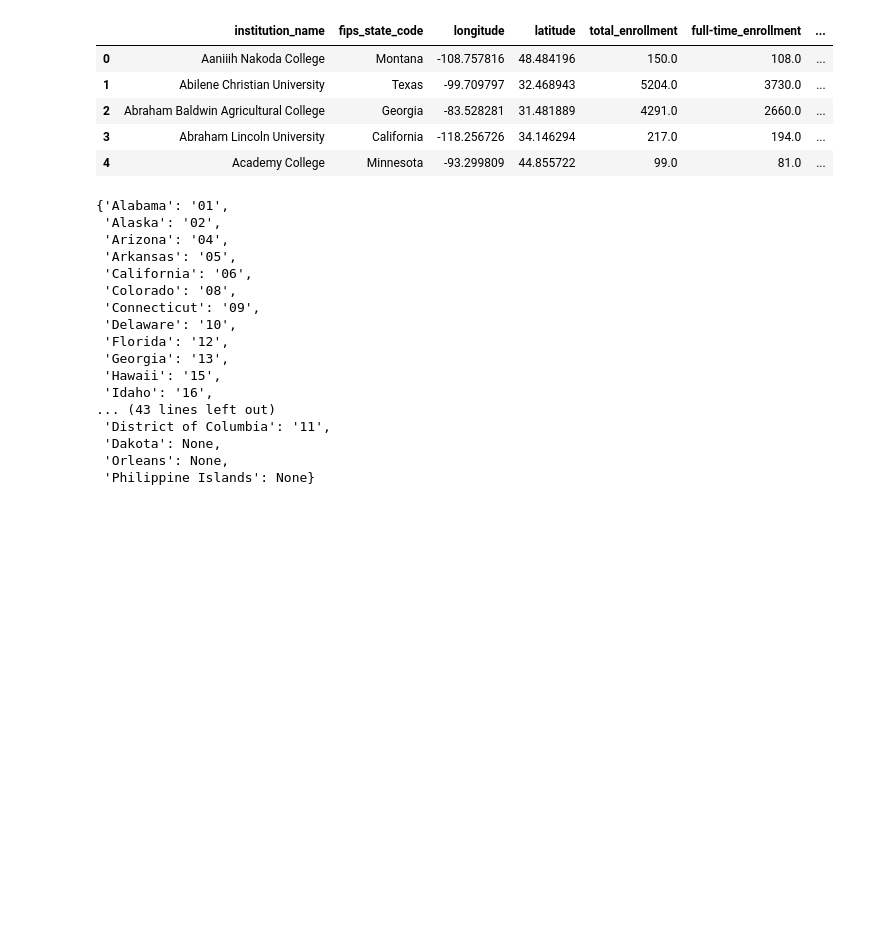
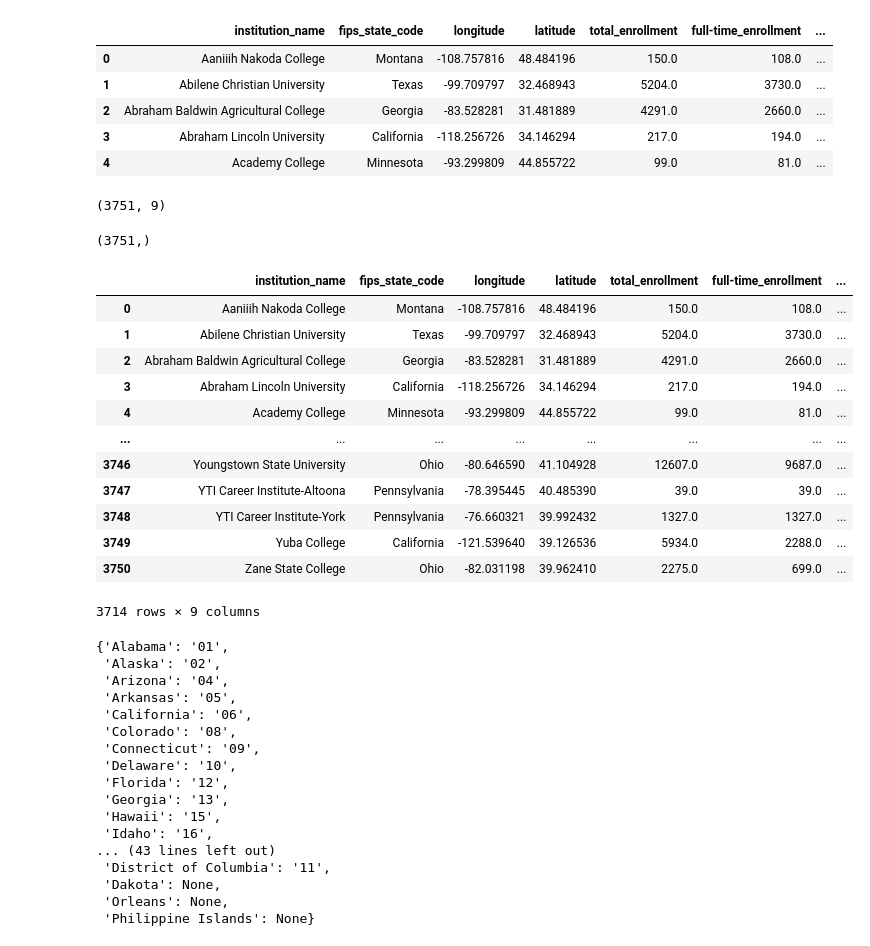
Before and after one commit to edterrell/geospatial-public-policy-analysis-with-geopandas, a Jupyter notebook: notebooks/RQ1.ipynb, the cells around one changed output. Drawn from its saved outputs; the diff is of its cells as text; code cells hidden in the pictures; blank space fills up the shorter version.

```diff
--- a/notebooks/RQ1.ipynb
+++ b/notebooks/RQ1.ipynb
@@ -154,8 +162,29 @@ institutions_df.head()
 | 2 | Abraham Baldwin Agricultural College | Georgia | -83.528281 | 31.481889 | 4291.0 | 2660.0 | ... |
 | 3 | Abraham Lincoln University | California | -118.256726 | 34.146294 | 217.0 | 194.0 | ... |
 | 4 | Academy College | Minnesota | -93.299809 | 44.855722 | 99.0 | 81.0 | ... |
+# %%
+institutions_df.shape
+# %% [output]
+(3751, 9)
 # %%
 contiguous_names = [state.name for state in us.STATES_CONTIGUOUS]
 mask = institutions_df.fips_state_code.isin(contiguous_names)
+mask.shape
+# %% [output]
+(3751,)
 # %%
-institutions_df[mask]= institutions_df
+institutions_df[mask]
+# %% [output]
+|  | institution_name | fips_state_code | longitude | latitude | total_enrollment | full-time_enrollment | ... |
+| 0 | Aaniiih Nakoda College | Montana | -108.757816 | 48.484196 | 150.0 | 108.0 | ... |
+| 1 | Abilene Christian University | Texas | -99.709797 | 32.468943 | 5204.0 | 3730.0 | ... |
+| 2 | Abraham Baldwin Agricultural College | Georgia | -83.528281 | 31.481889 | 4291.0 | 2660.0 | ... |
+| 3 | Abraham Lincoln University | California | -118.256726 | 34.146294 | 217.0 | 194.0 | ... |
+| 4 | Academy College | Minnesota | -93.299809 | 44.855722 | 99.0 | 81.0 | ... |
+| ... | ... | ... | ... | ... | ... | ... | ... |
+| 3746 | Youngstown State University | Ohio | -80.646590 | 41.104928 | 12607.0 | 9687.0 | ... |
+| 3747 | YTI Career Institute-Altoona | Pennsylvania | -78.395445 | 40.485390 | 39.0 | 39.0 | ... |
+| 3748 | YTI Career Institute-York | Pennsylvania | -76.660321 | 39.992432 | 1327.0 | 1327.0 | ... |
+| 3749 | Yuba College | California | -121.539640 | 39.126536 | 5934.0 | 2288.0 | ... |
+| 3750 | Zane State College | Ohio | -82.031198 | 39.962410 | 2275.0 | 699.0 | ... |
+3714 rows × 9 columns
```
Also changed, not shown: parts of 22 cells of this notebook.
